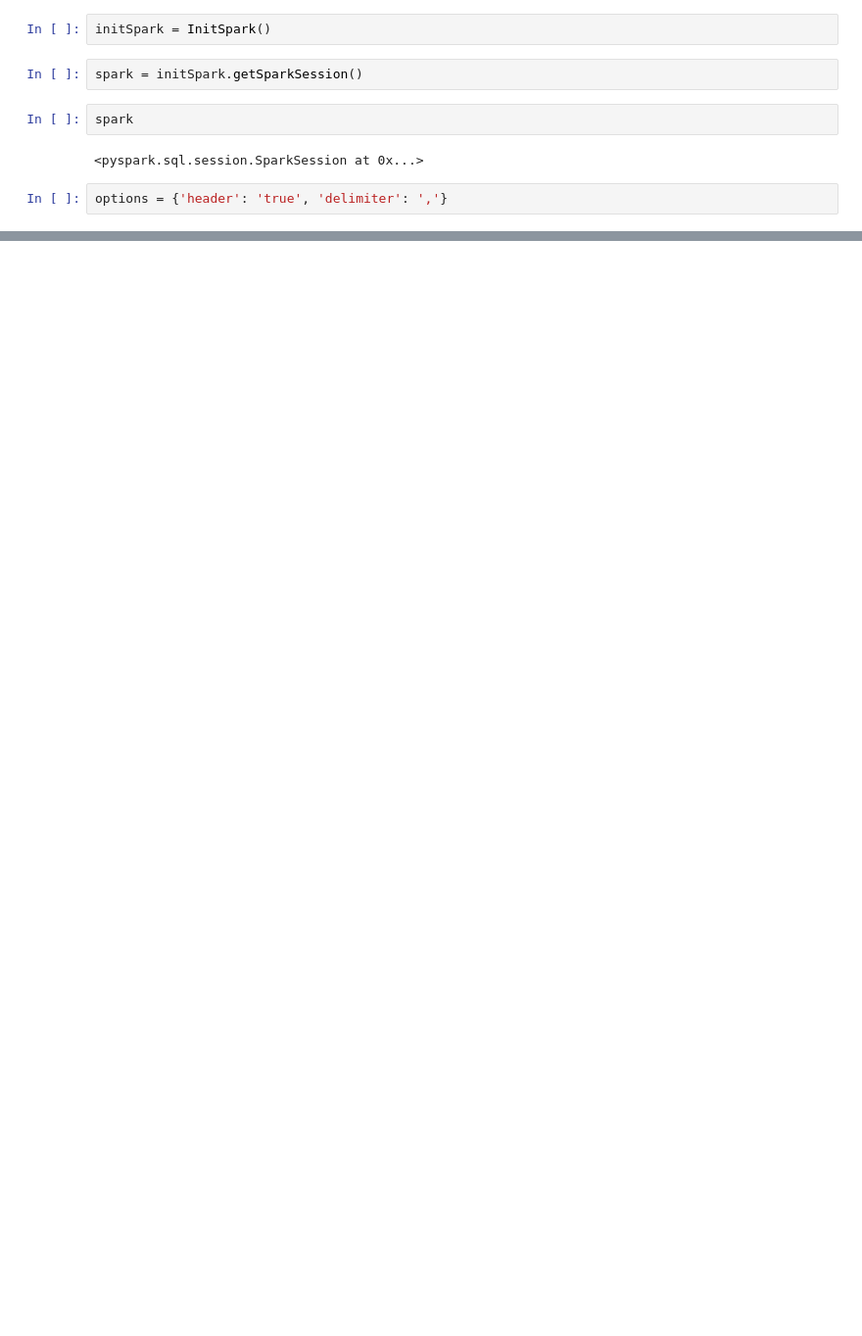
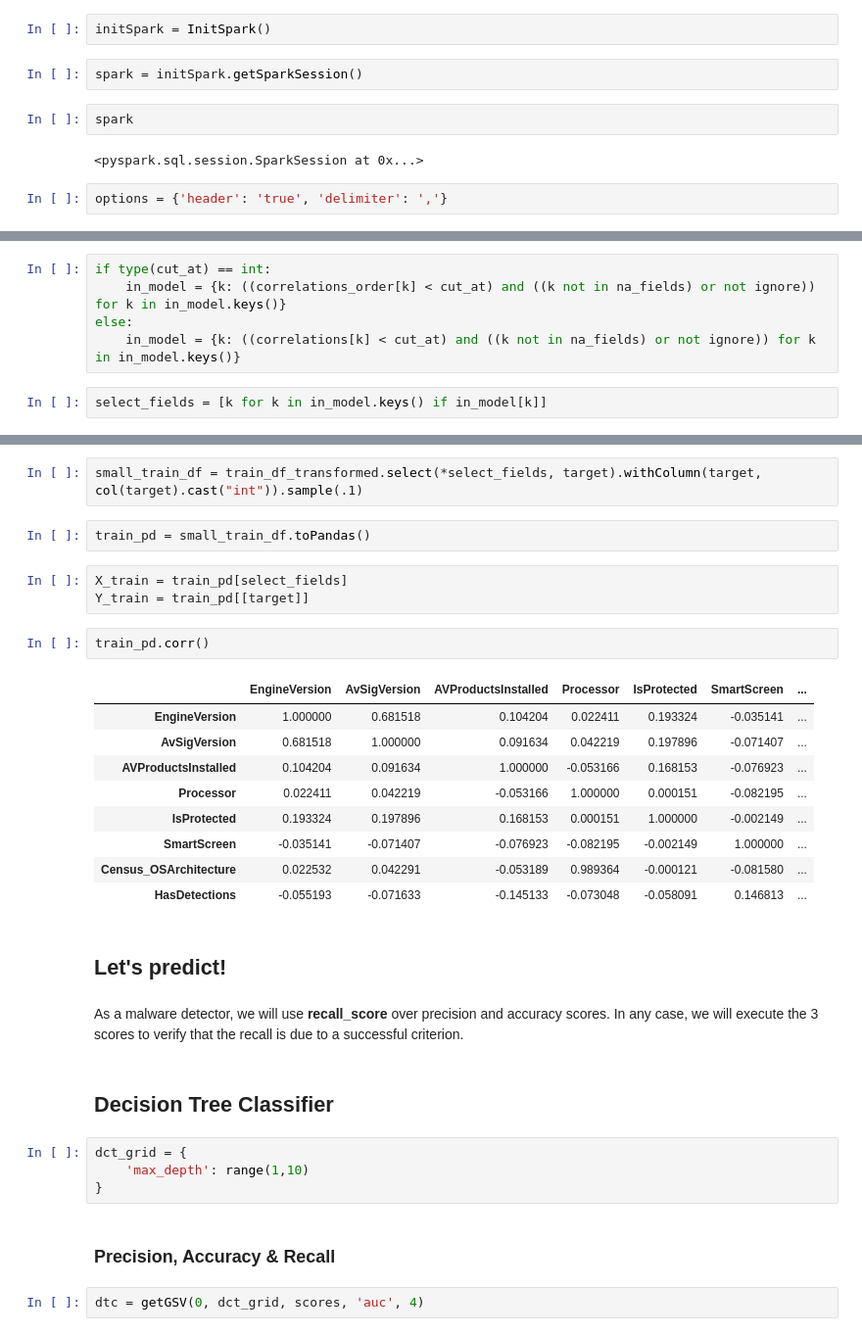
Before and after one commit to JuanBrugera/Kschool-TFM, a Jupyter notebook: Main.ipynb, the cells around one changed output, grey strips where cells are left out. Shown at 98% size. Drawn from its saved outputs; the diff is of its cells as text; blank space fills up the shorter version.

```diff
--- a/Main.ipynb
+++ b/Main.ipynb
@@ -49,0 +327,7 @@ values = {field: train_df.select(field).distinct().count() for field in fields}
+# %%
+if type(cut_at) == int:
+    in_model = {k: ((correlations_order[k] < cut_at) and ((k not in na_fields) or not ignore)) for k in in_model.keys()}
+else:
+    in_model = {k: ((correlations[k] < cut_at) and ((k not in na_fields) or not ignore)) for k in in_model.keys()}
+# %%
+select_fields = [k for k in in_model.keys() if in_model[k]]
@@ -49,0 +344,33 @@ values = {field: train_df.select(field).distinct().count() for field in fields}
+# %%
+small_train_df = train_df_transformed.select(*select_fields, target).withColumn(target, col(target).cast("int")).sample(.1)
+# %%
+train_pd = small_train_df.toPandas()
+# %%
+X_train = train_pd[select_fields]
+Y_train = train_pd[[target]]
+# %%
+train_pd.corr()
+# %% [output]
+|  | EngineVersion | AvSigVersion | AVProductsInstalled | Processor | IsProtected | SmartScreen | ... |
+| EngineVersion | 1.000000 | 0.681518 | 0.104204 | 0.022411 | 0.193324 | -0.035141 | ... |
+| AvSigVersion | 0.681518 | 1.000000 | 0.091634 | 0.042219 | 0.197896 | -0.071407 | ... |
+| AVProductsInstalled | 0.104204 | 0.091634 | 1.000000 | -0.053166 | 0.168153 | -0.076923 | ... |
+| Processor | 0.022411 | 0.042219 | -0.053166 | 1.000000 | 0.000151 | -0.082195 | ... |
+| IsProtected | 0.193324 | 0.197896 | 0.168153 | 0.000151 | 1.000000 | -0.002149 | ... |
+| SmartScreen | -0.035141 | -0.071407 | -0.076923 | -0.082195 | -0.002149 | 1.000000 | ... |
+| Census_OSArchitecture | 0.022532 | 0.042291 | -0.053189 | 0.989364 | -0.000121 | -0.081580 | ... |
+| HasDetections | -0.055193 | -0.071633 | -0.145133 | -0.073048 | -0.058091 | 0.146813 | ... |
+# %% [markdown]
+## Let's predict!
+# %% [markdown]
+As a malware detector, we will use **recall_score** over precision and accuracy scores. In any case, we will execute the 3 scores to verify that the recall is due to a successful criterion.
+# %% [markdown]
+## Decision Tree Classifier
+# %%
+dct_grid = {
+    'max_depth': range(1,10)
+}
+# %% [markdown]
+### Precision, Accuracy & Recall
+# %%
+dtc = getGSV(0, dct_grid, scores, 'auc', 4)
```
Also changed, not shown: parts of 102 cells of this notebook, 6 other files.
